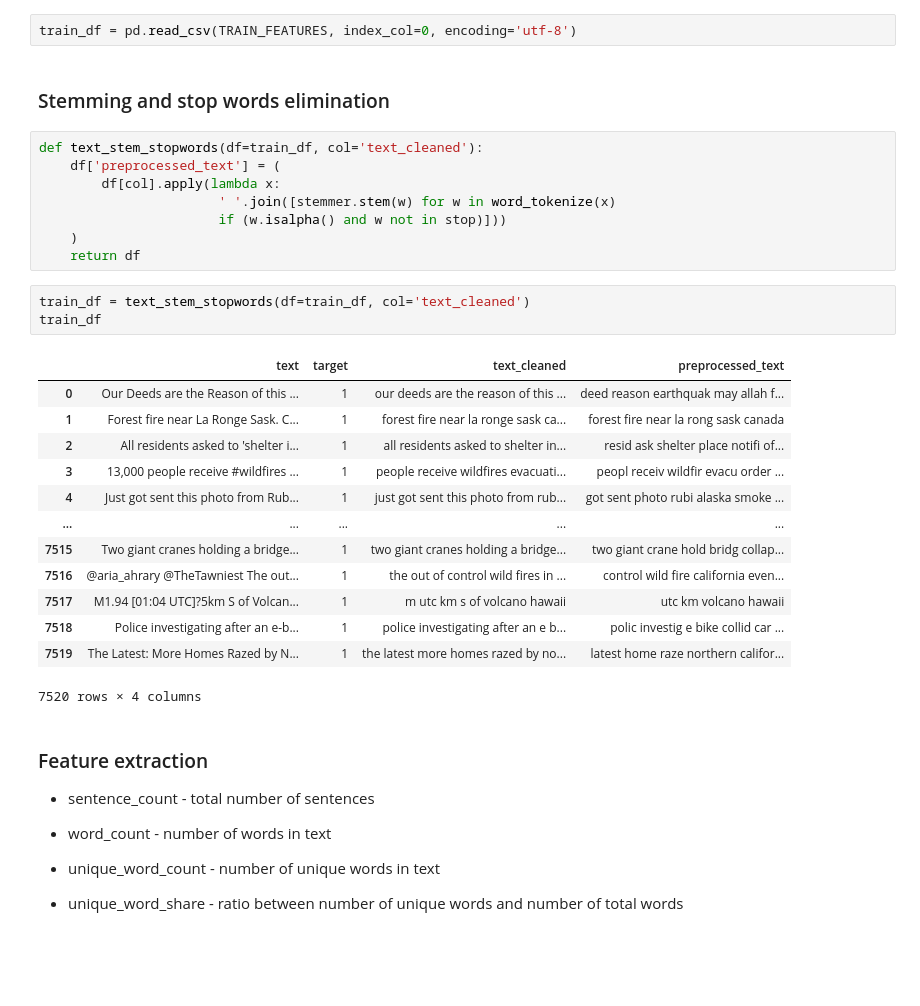
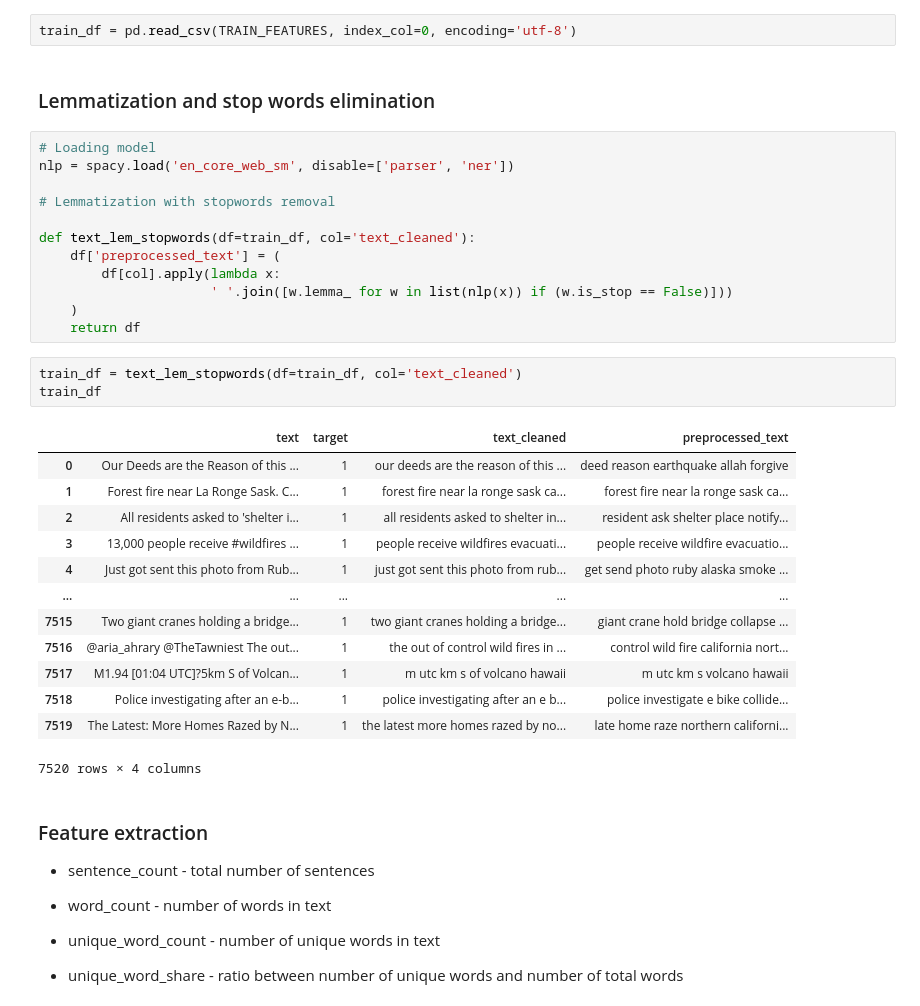
Before and after one commit to asia3o/Disaster-Tweets, a Jupyter notebook: feature_extraction.ipynb, the cells around one changed output. Saved outputs shown, nothing was run; the diff lists cells and outputs as text; blank space fills up the shorter version.

Commit message:
update lemmatisation

```diff
--- a/feature_extraction.ipynb
+++ b/feature_extraction.ipynb
@@ -31,31 +29,35 @@ TRAIN_FEATURES = os.path.join(DATA_PATH, 'train_text_cleaned.csv')
 # %%
 train_df = pd.read_csv(TRAIN_FEATURES, index_col=0, encoding='utf-8')
 # %% [markdown]
-### Stemming and stop words elimination
+### Lemmatization and stop words elimination
 # %%
-def text_stem_stopwords(df=train_df, col='text_cleaned'):
+# Loading model
+nlp = spacy.load('en_core_web_sm', disable=['parser', 'ner'])
+
+# Lemmatization with stopwords removal
+
+def text_lem_stopwords(df=train_df, col='text_cleaned'):
     df['preprocessed_text'] = (
         df[col].apply(lambda x:
-                       ' '.join([stemmer.stem(w) for w in word_tokenize(x)
-                       if (w.isalpha() and w not in stop)]))
+                      ' '.join([w.lemma_ for w in list(nlp(x)) if (w.is_stop == False)]))
     )
     return df
 # %%
-train_df = text_stem_stopwords(df=train_df, col='text_cleaned')
+train_df = text_lem_stopwords(df=train_df, col='text_cleaned')
 train_df
 # %% [output]
 |  | text | target | text_cleaned | preprocessed_text |
-| 0 | Our Deeds are the Reason of this ... | 1 | our deeds are the reason of this ... | deed reason earthquak may allah f... |
-| 1 | Forest fire near La Ronge Sask. C... | 1 | forest fire near la ronge sask ca... | forest fire near la rong sask canada |
-| 2 | All residents asked to 'shelter i... | 1 | all residents asked to shelter in... | resid ask shelter place notifi of... |
-| 3 | 13,000 people receive #wildfires ... | 1 | people receive wildfires evacuati... | peopl receiv wildfir evacu order ... |
-| 4 | Just got sent this photo from Rub... | 1 | just got sent this photo from rub... | got sent photo rubi alaska smoke ... |
+| 0 | Our Deeds are the Reason of this ... | 1 | our deeds are the reason of this ... | deed reason earthquake allah forgive |
+| 1 | Forest fire near La Ronge Sask. C... | 1 | forest fire near la ronge sask ca... | forest fire near la ronge sask ca... |
+| 2 | All residents asked to 'shelter i... | 1 | all residents asked to shelter in... | resident ask shelter place notify... |
+| 3 | 13,000 people receive #wildfires ... | 1 | people receive wildfires evacuati... | people receive wildfire evacuatio... |
+| 4 | Just got sent this photo from Rub... | 1 | just got sent this photo from rub... | get send photo ruby alaska smoke ... |
 | ... | ... | ... | ... | ... |
-| 7515 | Two giant cranes holding a bridge... | 1 | two giant cranes holding a bridge... | two giant crane hold bridg collap... |
-| 7516 | @aria_ahrary @TheTawniest The out... | 1 | the out of control wild fires in ... | control wild fire california even... |
-| 7517 | M1.94 [01:04 UTC]?5km S of Volcan... | 1 | m utc km s of volcano hawaii | utc km volcano hawaii |
-| 7518 | Police investigating after an e-b... | 1 | police investigating after an e b... | polic investig e bike collid car ... |
-| 7519 | The Latest: More Homes Razed by N... | 1 | the latest more homes razed by no... | latest home raze northern califor... |
+| 7515 | Two giant cranes holding a bridge... | 1 | two giant cranes holding a bridge... | giant crane hold bridge collapse ... |
+| 7516 | @aria_ahrary @TheTawniest The out... | 1 | the out of control wild fires in ... | control wild fire california nort... |
+| 7517 | M1.94 [01:04 UTC]?5km S of Volcan... | 1 | m utc km s of volcano hawaii | m utc km s volcano hawaii |
+| 7518 | Police investigating after an e-b... | 1 | police investigating after an e b... | police investigate e bike collide... |
+| 7519 | The Latest: More Homes Razed by N... | 1 | the latest more homes razed by no... | late home raze northern californi... |
 7520 rows × 4 columns
 # %% [markdown]
 ### Feature extraction
```
Also changed, not shown: parts of 3 cells of this notebook.
